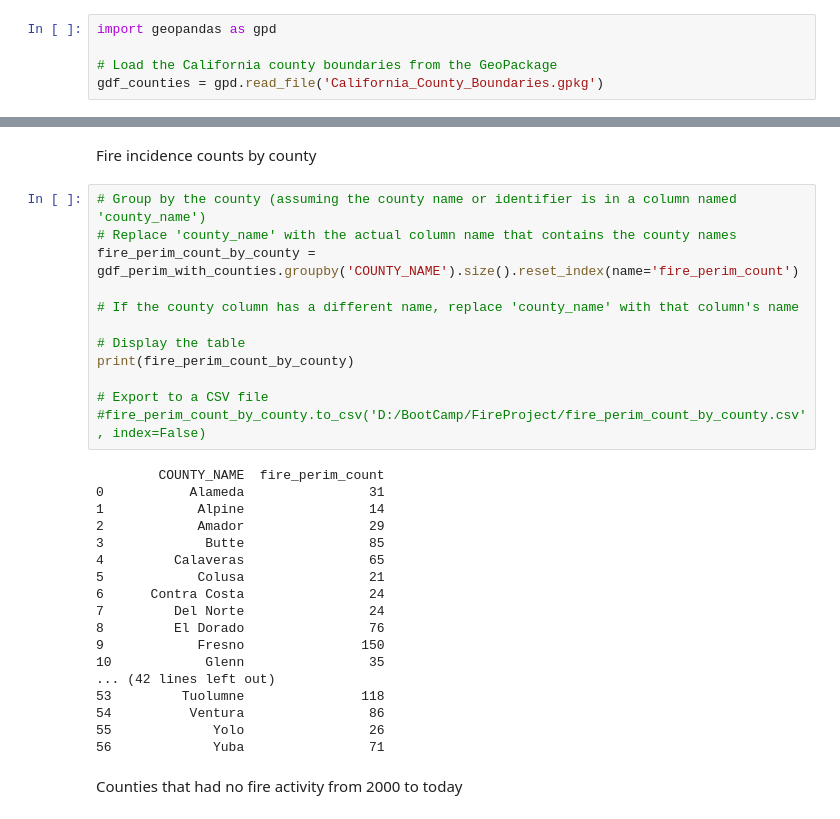
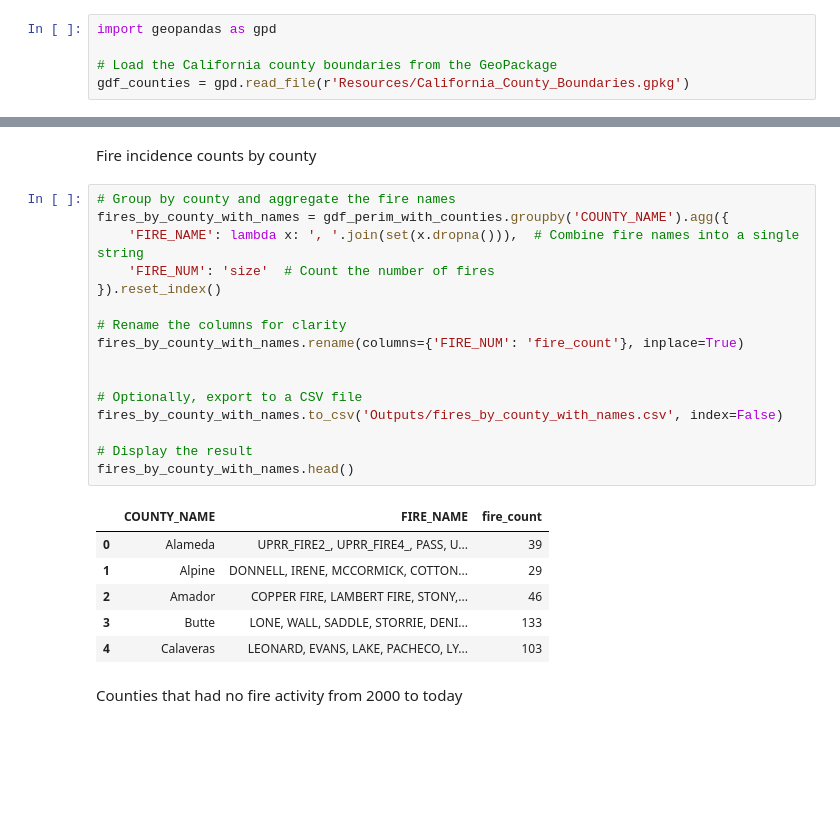
Before and after one commit to LegallyNotBlonde/Fire-Analysis, a Jupyter notebook: CleanFire.ipynb, the cells around one changed output, grey strips where cells are left out. Saved outputs shown, nothing was run; the diff lists cells and outputs as text; blank space fills up the shorter version.

```diff
--- a/CleanFire.ipynb
+++ b/CleanFire.ipynb
@@ -119,5 +134,5 @@ gdf_dins_filtered_subset.to_file('Shapefiles/CAL_FIRE_DINS_Since_2000_Subset.gpk
 import geopandas as gpd
 
 # Load the California county boundaries from the GeoPackage
-gdf_counties = gpd.read_file('California_County_Boundaries.gpkg')
+gdf_counties = gpd.read_file(r'Resources/California_County_Boundaries.gpkg')
 # %%
@@ -144,35 +159,28 @@ gdf_perim_with_counties
 # %% [markdown]
 Fire incidence counts by county
-# %%
-# Group by the county (assuming the county name or identifier is in a column named 'county_name')
-# Replace 'county_name' with the actual column name that contains the county names
-fire_perim_count_by_county = gdf_perim_with_counties.groupby('COUNTY_NAME').size().reset_index(name='fire_perim_count')
-
-# If the county column has a different name, replace 'county_name' with that column's name
-
-# Display the table
-print(fire_perim_count_by_county)
-
-# Export to a CSV file
-#fire_perim_count_by_county.to_csv('D:/BootCamp/FireProject/fire_perim_count_by_county.csv', index=False)
-# %% [output]
-        COUNTY_NAME  fire_perim_count
-0           Alameda                31
-1            Alpine                14
-2            Amador                29
-3             Butte                85
-4         Calaveras                65
-5            Colusa                21
-6      Contra Costa                24
-7         Del Norte                24
-8         El Dorado                76
-9            Fresno               150
-10            Glenn                35
-... (42 lines left out)
-53         Tuolumne               118
-54          Ventura                86
-55             Yolo                26
-56             Yuba                71
+# %%
+# Group by county and aggregate the fire names
+fires_by_county_with_names = gdf_perim_with_counties.groupby('COUNTY_NAME').agg({
+    'FIRE_NAME': lambda x: ', '.join(set(x.dropna())),  # Combine fire names into a single string
+    'FIRE_NUM': 'size'  # Count the number of fires
+}).reset_index()
+
+# Rename the columns for clarity
+fires_by_county_with_names.rename(columns={'FIRE_NUM': 'fire_count'}, inplace=True)
+
+
+# Optionally, export to a CSV file
+fires_by_county_with_names.to_csv('Outputs/fires_by_county_with_names.csv', index=False)
+
+# Display the result
+fires_by_county_with_names.head()
+# %% [output]
+|  | COUNTY_NAME | FIRE_NAME | fire_count |
+| 0 | Alameda | UPRR_FIRE2_, UPRR_FIRE4_, PASS, U... | 39 |
+| 1 | Alpine | DONNELL, IRENE, MCCORMICK, COTTON... | 29 |
+| 2 | Amador | COPPER FIRE, LAMBERT FIRE, STONY,... | 46 |
+| 3 | Butte | LONE, WALL, SADDLE, STORRIE, DENI... | 133 |
+| 4 | Calaveras | LEONARD, EVANS, LAKE, PACHECO, LY... | 103 |
 # %% [markdown]
 Counties that had no fire activity from 2000 to today
 # %%
```
Also changed, not shown: parts of 17 cells of this notebook, 5 other files.
